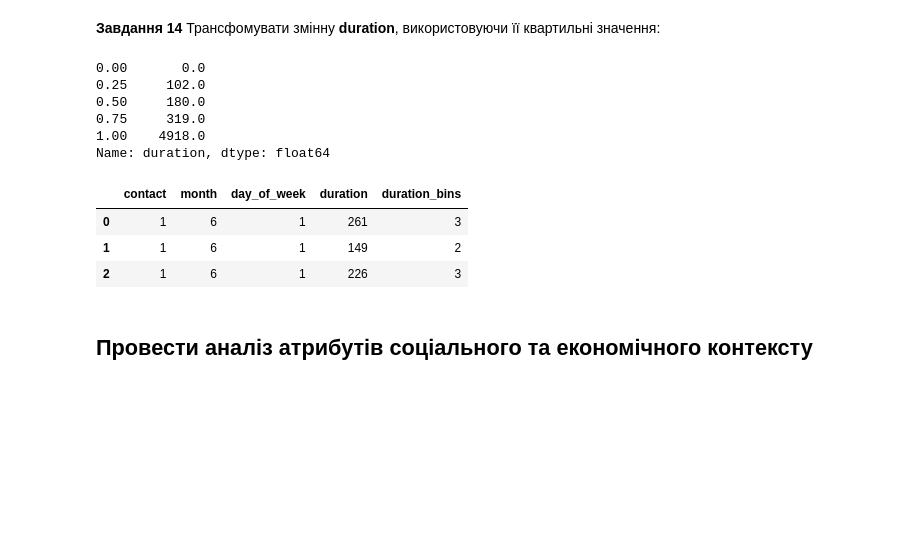
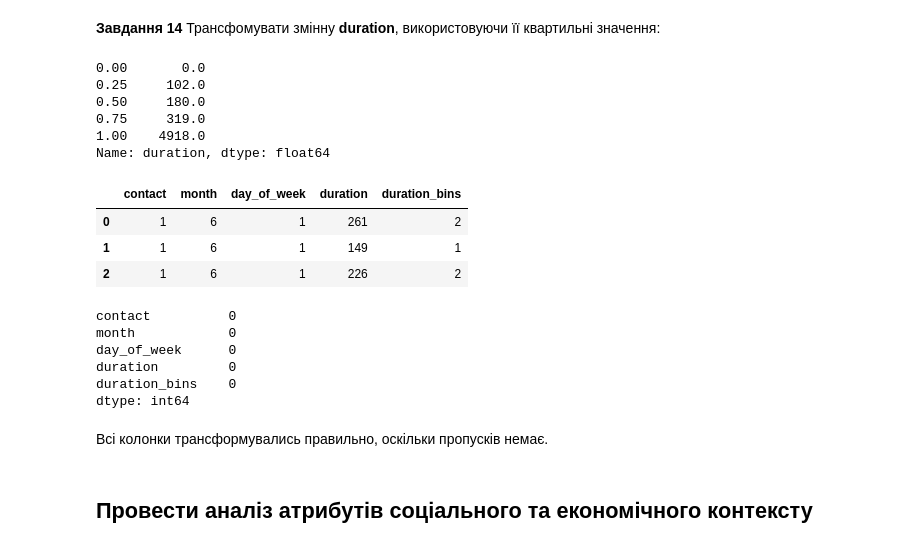
Before and after one commit to HumnytskaLiza/ai-labs, a Jupyter notebook: task5/Task5_Classification_liza_humnytska.ipynb, the cells around one changed output. Cells and saved outputs as stored; diff of their text form; code cells hidden in the pictures; blank space fills up the shorter version.

```diff
--- a/task5/Task5_Classification_liza_humnytska.ipynb
+++ b/task5/Task5_Classification_liza_humnytska.ipynb
@@ -495,7 +529,7 @@ display(bank_relat.head(3))
 # %%
 def encode_duration(dataframe: pd.DataFrame, duration_col: str ) -> pd.DataFrame:
   q_values = dataframe[duration_col].quantile([0, 0.25, 0.5, 0.75, 1])
-  q_labels = [1, 2, 3, 4]
+  q_labels = [0, 1, 2, 3]
 
   print(q_values)
 
@@ -505,17 +539,26 @@ def encode_duration(dataframe: pd.DataFrame, duration_col: str ) -> pd.DataFrame
 # %%
 bank_relat = encode_duration(bank_relat, 'duration')
 display(bank_relat.head(3))
+bank_relat.isnull().sum()
 # %% [output]
 0.00       0.0
 0.25     102.0
 0.50     180.0
 0.75     319.0
 1.00    4918.0
 Name: duration, dtype: float64
 |  | contact | month | day_of_week | duration | duration_bins |
-| 0 | 1 | 6 | 1 | 261 | 3 |
-| 1 | 1 | 6 | 1 | 149 | 2 |
-| 2 | 1 | 6 | 1 | 226 | 3 |
+| 0 | 1 | 6 | 1 | 261 | 2 |
+| 1 | 1 | 6 | 1 | 149 | 1 |
+| 2 | 1 | 6 | 1 | 226 | 2 |
+contact          0
+month            0
+day_of_week      0
+duration         0
+duration_bins    0
+dtype: int64
+# %% [markdown]
+Всі колонки трансформувались правильно, оскільки пропусків немає.
 # %% [markdown]
 ## Провести аналіз атрибутів **соціального та економічного контексту**
 # %% [markdown]
```
Also changed, not shown: parts of 23 cells of this notebook.
